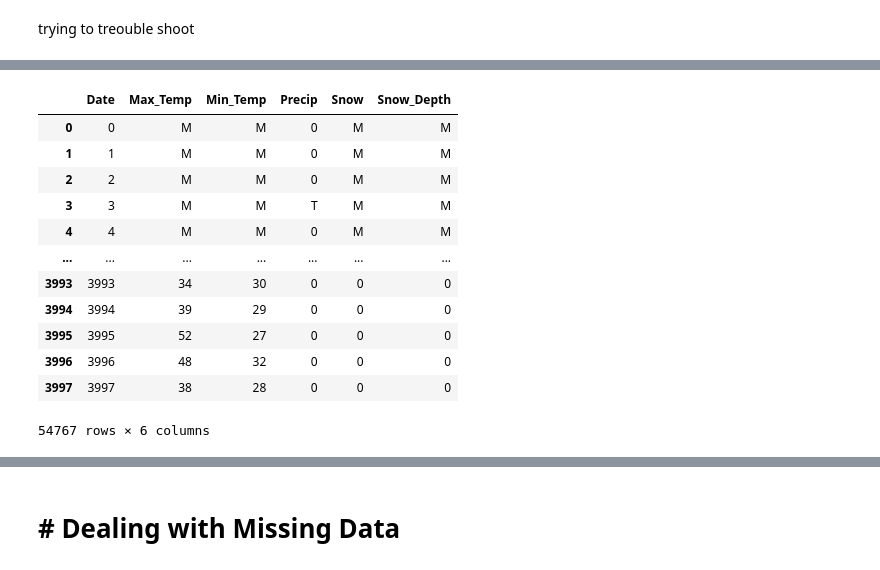
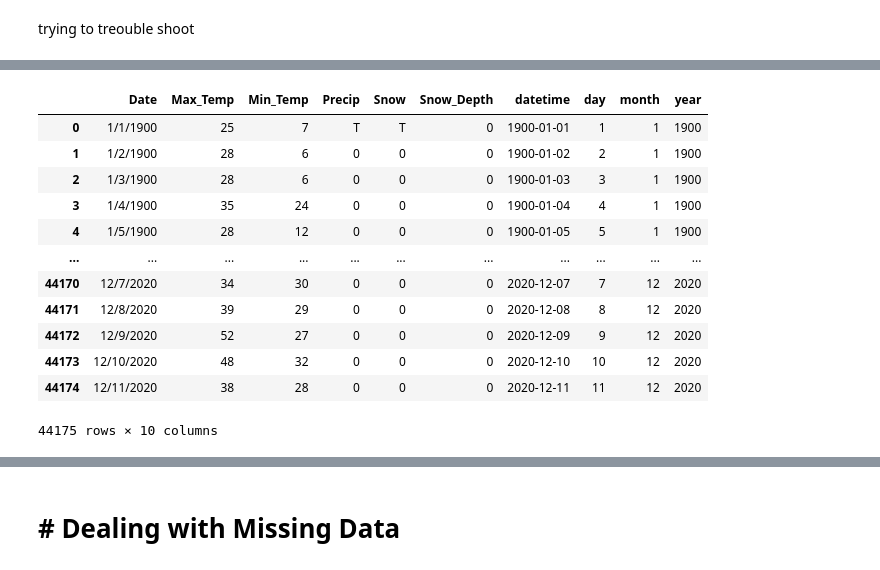
Before and after one commit to searanch/weather_lab, a Jupyter notebook: minneapolis_historical_weather.ipynb, the cells around one changed output, grey strips where cells are left out. Cells and saved outputs as stored; diff of their text form; code cells hidden in the pictures.

Commit message:
Fixed date index issue.

```diff
--- a/minneapolis_historical_weather.ipynb
+++ b/minneapolis_historical_weather.ipynb
@@ -40,0 +31,4 @@ df.reset_index()
+# %%
+#reload file
+new_df = pd.read_csv('data.csv')
+new_df.sample()
@@ -40,0 +38,6 @@ df.reset_index()
+# %%
+# create new colum to deal with scaler index issue
+#new_df['new_date'] = df['Date']
+#try_this['Date'] = try_this.index
+new_df['datetime'] = pd.to_datetime(new_df['Date'])
+new_df
@@ -51,0 +78,8 @@ try_this['datetime'] = pd.to_datetime(try_this['Date'])
+# %%
+
+
+# extract date componants
+new_df['day'] = new_df['datetime'].map(lambda x: x.day)
+new_df['month'] = new_df['datetime'].map(lambda x: x.month)
+new_df['year'] = new_df['datetime'].map(lambda x: x.year)
+new_df.sample()
@@ -52,19 +89,18 @@ try_this['datetime'] = pd.to_datetime(try_this['Date'])
 # %%
 # rename columns
-
-df.columns = [['Date','Max_Temp','Min_Temp','Precip','Snow','Snow_Depth']]
-df
+new_df.columns = [['Date','Max_Temp','Min_Temp','Precip','Snow','Snow_Depth','datetime','day','month','year']]
+new_df
 # %% [output]
-|  | Date | Max_Temp | Min_Temp | Precip | Snow | Snow_Depth |
-| 0 | 0 | M | M | 0 | M | M |
-| 1 | 1 | M | M | 0 | M | M |
-| 2 | 2 | M | M | 0 | M | M |
-| 3 | 3 | M | M | T | M | M |
-| 4 | 4 | M | M | 0 | M | M |
-| ... | ... | ... | ... | ... | ... | ... |
-| 3993 | 3993 | 34 | 30 | 0 | 0 | 0 |
-| 3994 | 3994 | 39 | 29 | 0 | 0 | 0 |
-| 3995 | 3995 | 52 | 27 | 0 | 0 | 0 |
-| 3996 | 3996 | 48 | 32 | 0 | 0 | 0 |
-| 3997 | 3997 | 38 | 28 | 0 | 0 | 0 |
+|  | Date | Max_Temp | Min_Temp | Precip | Snow | Snow_Depth | datetime | day | month | year |
+| 0 | 1/1/1900 | 25 | 7 | T | T | 0 | 1900-01-01 | 1 | 1 | 1900 |
+| 1 | 1/2/1900 | 28 | 6 | 0 | 0 | 0 | 1900-01-02 | 2 | 1 | 1900 |
+| 2 | 1/3/1900 | 28 | 6 | 0 | 0 | 0 | 1900-01-03 | 3 | 1 | 1900 |
+| 3 | 1/4/1900 | 35 | 24 | 0 | 0 | 0 | 1900-01-04 | 4 | 1 | 1900 |
+| 4 | 1/5/1900 | 28 | 12 | 0 | 0 | 0 | 1900-01-05 | 5 | 1 | 1900 |
+| ... | ... | ... | ... | ... | ... | ... | ... | ... | ... | ... |
+| 44170 | 12/7/2020 | 34 | 30 | 0 | 0 | 0 | 2020-12-07 | 7 | 12 | 2020 |
+| 44171 | 12/8/2020 | 39 | 29 | 0 | 0 | 0 | 2020-12-08 | 8 | 12 | 2020 |
+| 44172 | 12/9/2020 | 52 | 27 | 0 | 0 | 0 | 2020-12-09 | 9 | 12 | 2020 |
+| 44173 | 12/10/2020 | 48 | 32 | 0 | 0 | 0 | 2020-12-10 | 10 | 12 | 2020 |
+| 44174 | 12/11/2020 | 38 | 28 | 0 | 0 | 0 | 2020-12-11 | 11 | 12 | 2020 |
-54767 rows × 6 columns
+44175 rows × 10 columns
```
Also changed, not shown: parts of 11 cells of this notebook, 5 other files.
